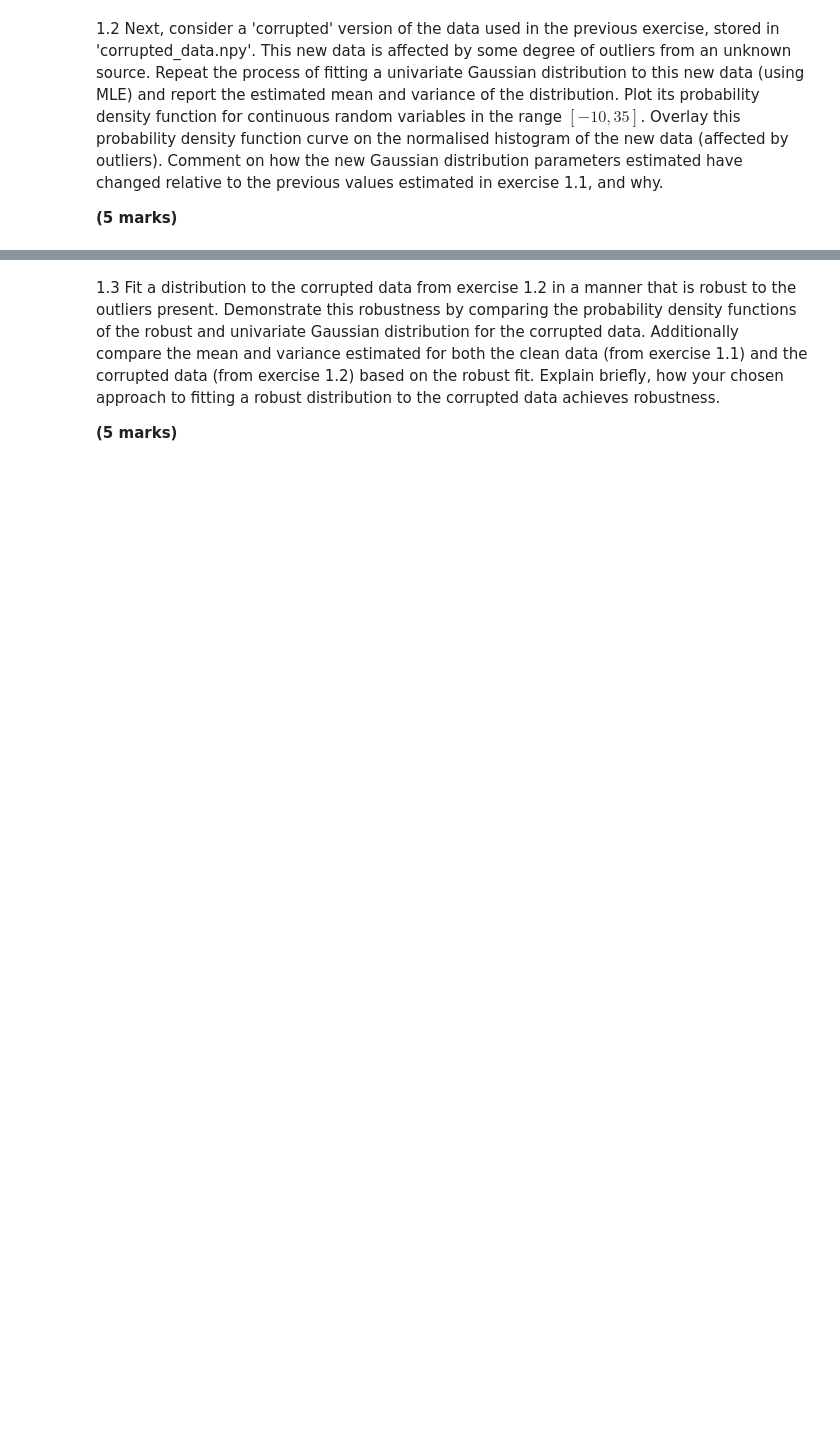
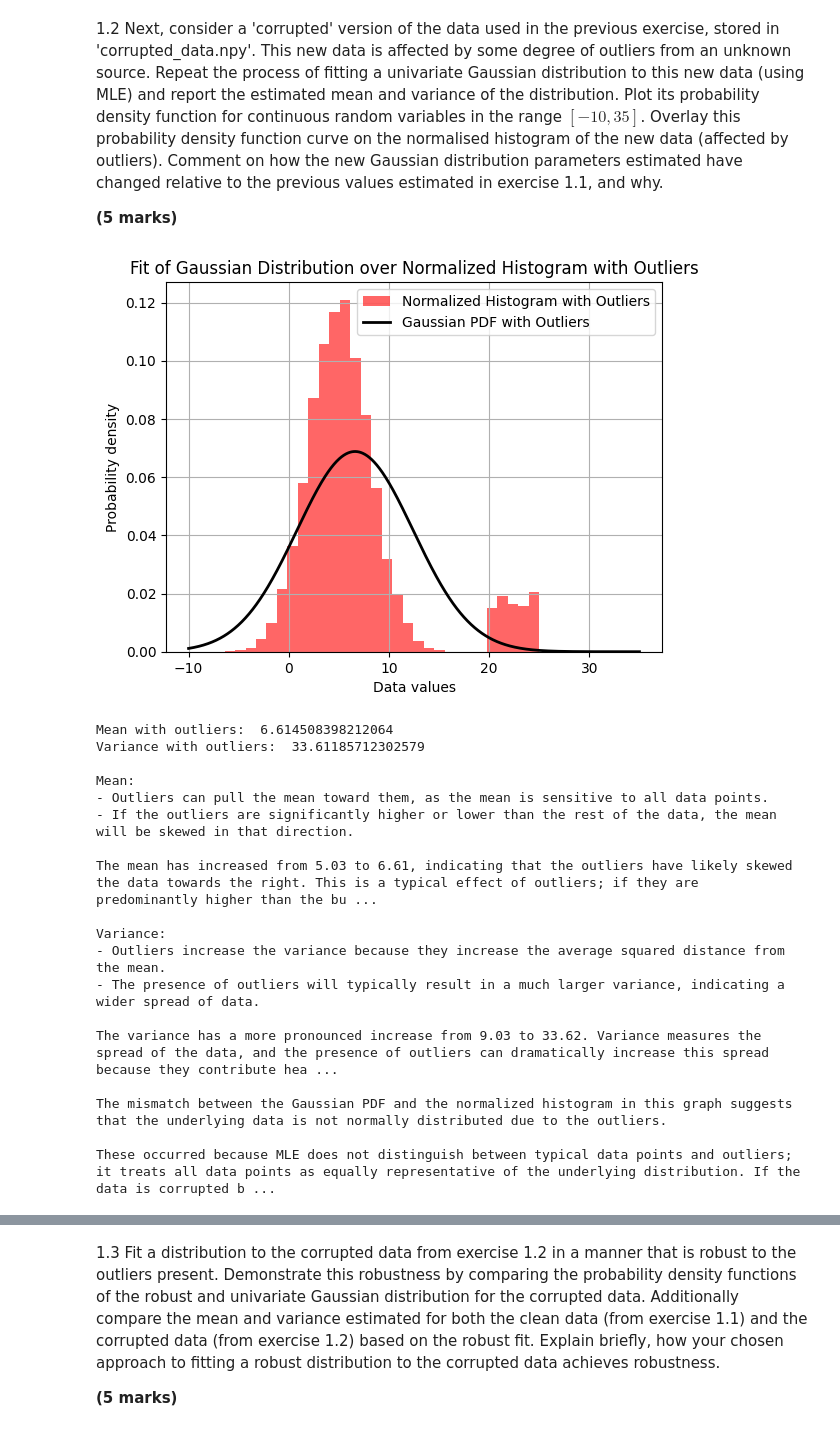
Before and after one commit to htootayzaaung/COMP3611-Machine-Learning, a Jupyter notebook: Coursework 1/COMP3611_Assessment.ipynb, the cells around one changed output, grey strips where cells are left out. Drawn from its saved outputs; the diff is of its cells as text; code cells hidden in the pictures; blank space fills up the shorter version.

```diff
--- a/Coursework 1/COMP3611_Assessment.ipynb
+++ b/Coursework 1/COMP3611_Assessment.ipynb
@@ -8,3 +51,75 @@
 1.2 Next, consider a 'corrupted' version of the data used in the previous exercise, stored in 'corrupted_data.npy'. This new data is affected by some degree of outliers from an unknown source. Repeat the process of fitting a univariate Gaussian distribution to this new data (using MLE) and report the estimated mean and variance of the distribution. Plot its probability density function for continuous random variables in the range $[-10, 35]$. Overlay this probability density function curve on the normalised histogram of the new data (affected by outliers). Comment on how the new Gaussian distribution parameters estimated have changed relative to the previous values estimated in exercise 1.1, and why.
 
 **(5 marks)**
+# %%
+import numpy as np
+import matplotlib.pyplot as plt
+from scipy.stats import norm
+
+# Step 1: Load the corrupted data
+corrupted_data = np.load('corrupted_data.npy')
+
+# Step 2: Calculate the mean and variance using MLE for the corrupted data
+corrupted_mean = np.mean(corrupted_data)
+corrupted_variance = np.var(corrupted_data)
+
+# Step 3: Define the Gaussian distribution (PDF) with the estimated mean and variance for the corrupted data
+x_corrupted = np.linspace(-10, 35, 1000)  # Adjusted range of x values for plotting the PDF
+corrupted_pdf = norm.pdf(x_corrupted, corrupted_mean, np.sqrt(corrupted_variance))  # PDF for Gaussian
+
+# Step 4: Create a normalized histogram of the corrupted data
+corrupted_data = corrupted_data.flatten()  # Convert data to 1D array if not already
+plt.hist(corrupted_data, bins=30, density=True, alpha=0.6, color='r', label='Normalized Histogram with Outliers')
+
+# Step 5: Plot the Gaussian PDF on top of the histogram for the corrupted data
+plt.plot(x_corrupted, corrupted_pdf, 'k', linewidth=2, label='Gaussian PDF with Outliers')
+
+# Adding a grid
+plt.grid(True)
+
+# Title and labels
+plt.title('Fit of Gaussian Distribution over Normalized Histogram with Outliers')
+plt.xlabel('Data values')
+plt.ylabel('Probability density')
+
+# Adding a legend
+plt.legend()
+
+# Show the plot
+plt.show()
+
+# Report the estimated mean and variance
+print("Mean with outliers: ", corrupted_mean)
+print("Variance with outliers: ", corrupted_variance, "\n")
+
+print("Mean: \n- Outliers can pull the mean toward them, as the mean is sensitive to all data points. \n- If the outliers are significantly higher or lower than the rest of the data, the mean will be skewed in that direction.\n")
+
+print("The mean has increased from 5.03 to 6.61, indicating that the outliers have likely skewed the data towards the right. This is a typical effect of outliers; if they are predominantly higher than the bulk of the data, they will drag the mean upwards.\n")
+
+print("Variance: \n- Outliers increase the variance because they increase the average squared distance from the mean. \n- The presence of outliers will typically result in a much larger variance, indicating a wider spread of data.\n")
+
+print("The variance has a more pronounced increase from 9.03 to 33.62. Variance measures the spread of the data, and the presence of outliers can dramatically increase this spread because they contribute heavily to the sum of the squared differences from the mean.\n")
+
+print("The mismatch between the Gaussian PDF and the normalized histogram in this graph suggests that the underlying data is not normally distributed due to the outliers.\n")
+
+print("These occurred because MLE does not distinguish between typical data points and outliers; it treats all data points as equally representative of the underlying distribution. If the data is corrupted by outliers, the estimated Gaussian distribution using MLE will be affected, reflecting these atypical data points in the estimated mean and variance.")
+# %% [output]
+[figure, added]
+Mean with outliers:  6.614508398212064
+Variance with outliers:  33.61185712302579
+
+Mean:
+- Outliers can pull the mean toward them, as the mean is sensitive to all data points.
+- If the outliers are significantly higher or lower than the rest of the data, the mean will be skewed in that direction.
+
+The mean has increased from 5.03 to 6.61, indicating that the outliers have likely skewed the data towards the right. This is a typical effect of outliers; if they are predominantly higher than the bu ...
+
+Variance:
+- Outliers increase the variance because they increase the average squared distance from the mean.
+- The presence of outliers will typically result in a much larger variance, indicating a wider spread of data.
+
+The variance has a more pronounced increase from 9.03 to 33.62. Variance measures the spread of the data, and the presence of outliers can dramatically increase this spread because they contribute hea ...
+
+The mismatch between the Gaussian PDF and the normalized histogram in this graph suggests that the underlying data is not normally distributed due to the outliers.
+
+These occurred because MLE does not distinguish between typical data points and outliers; it treats all data points as equally representative of the underlying distribution. If the data is corrupted b ...
```
Also changed, not shown: parts of 3 cells of this notebook.
